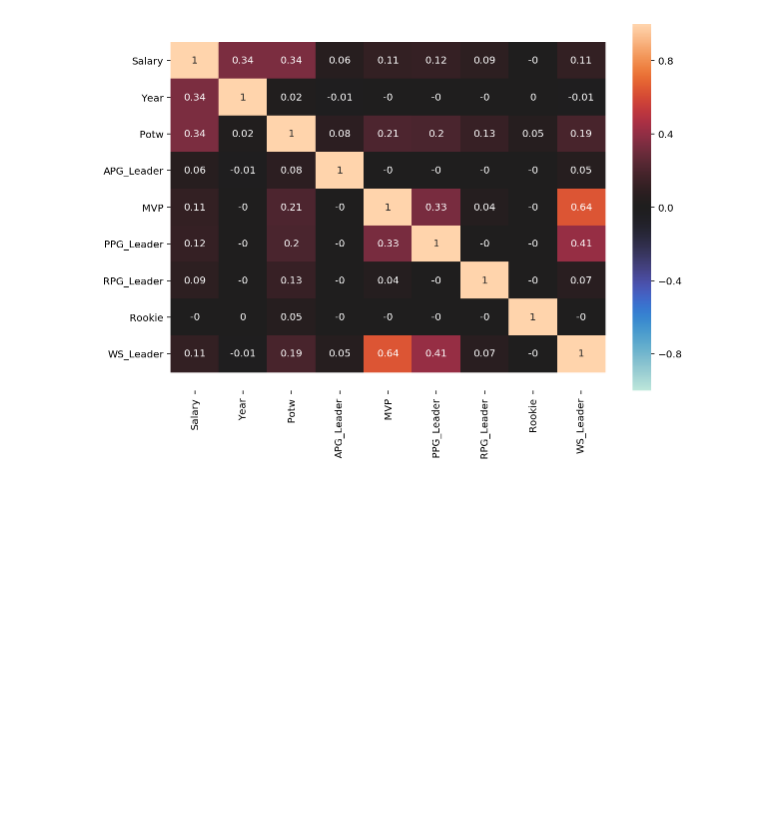
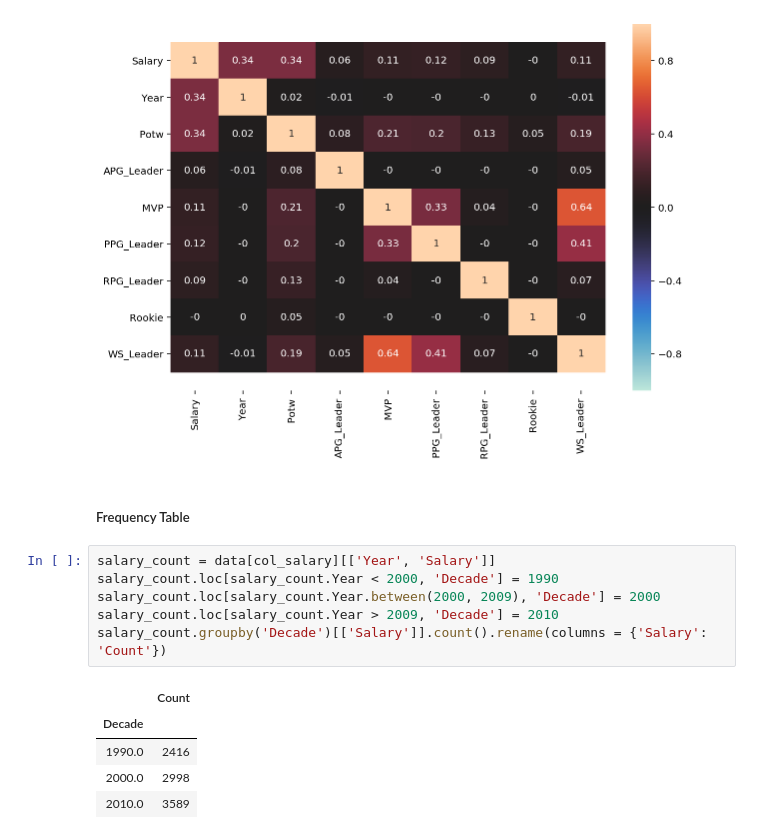
Before and after one commit to chunheisiu/NBA-POTW-Regression, a Jupyter notebook: notebooks/EDA.ipynb, the cells around one changed output. Saved outputs shown, nothing was run; the diff lists cells and outputs as text; blank space fills up the shorter version.

```diff
--- a/notebooks/EDA.ipynb
+++ b/notebooks/EDA.ipynb
@@ -102,3 +113,17 @@ plt.savefig('../plot/eda_2_heatmap.png', dpi = 300, bbox_inches = 'tight')
 plt.show()
 # %% [output]
 [figure]
+# %% [markdown]
+##### Frequency Table
+# %%
+salary_count = data[col_salary][['Year', 'Salary']]
+salary_count.loc[salary_count.Year < 2000, 'Decade'] = 1990
+salary_count.loc[salary_count.Year.between(2000, 2009), 'Decade'] = 2000
+salary_count.loc[salary_count.Year > 2009, 'Decade'] = 2010
+salary_count.groupby('Decade')[['Salary']].count().rename(columns = {'Salary': 'Count'})
+# %% [output]
+|  | Count |
+| Decade |  |
+| 1990.0 | 2416 |
+| 2000.0 | 2998 |
+| 2010.0 | 3589 |
```
Also changed, not shown: parts of 2 cells of this notebook, 1 other file.
